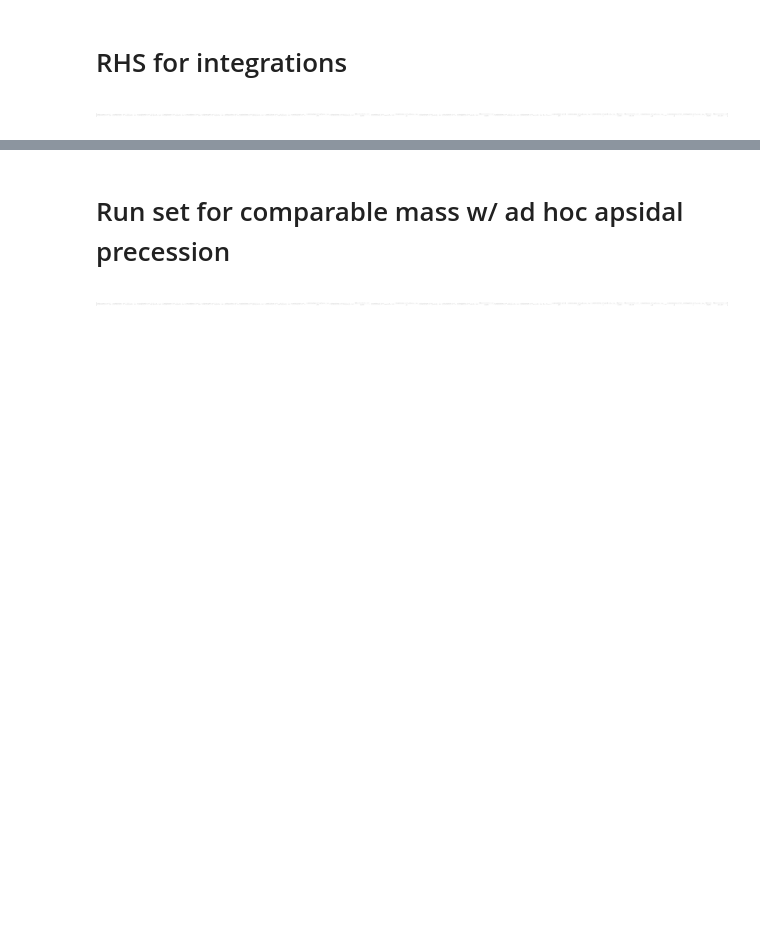
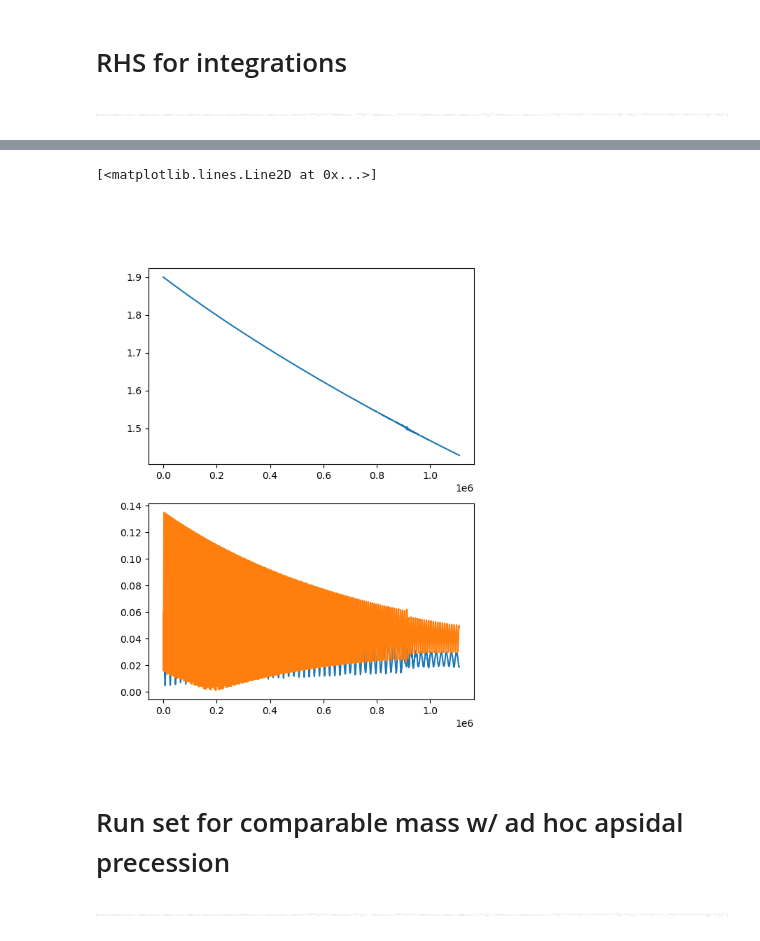
Before and after one commit to jtlaune/wc-apsidal-precession, a Jupyter notebook: paper-3.ipynb, the cells around one changed output, grey strips where cells are left out. Saved outputs shown, nothing was run; the diff lists cells and outputs as text; code cells hidden in the pictures; blank space fills up the shorter version.

```diff
--- a/paper-3.ipynb
+++ b/paper-3.ipynb
@@ -419,0 +473,3 @@ funs
+# %%
+sol = solve_ivp([0, 2, 0.1, 0, 0.4, 1.35])
+sol
@@ -420,3 +506,15 @@ funs
+# %%
+# sol [n1, n2, e1, e2, th0, pom1, pom2]
+plt.clf()
+plt.figure(figsize=(6, 8))
+plt.subplot(2,1,1)
+plt.plot(sol.t, sol.y[0,:]/sol.y[1,:])
+plt.subplot(2,1,2)
+plt.plot(sol.t, sol.y[2,:])
+plt.plot(sol.t, sol.y[3,:])
+# %% [output]
+[<matplotlib.lines.Line2D at 0x...>]
+[figure, added]
 # %% [markdown]
 # Run set for comparable mass w/ ad hoc apsidal precession
 # %%
```
Also changed, not shown: parts of 10 cells of this notebook.
